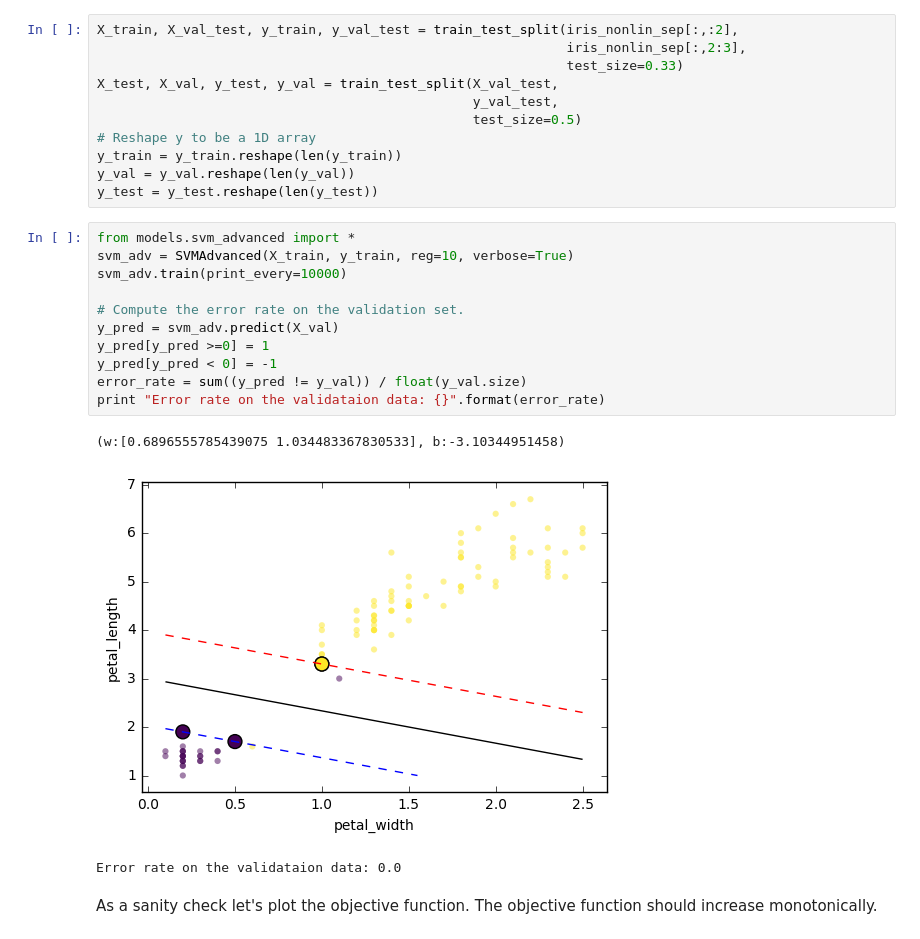
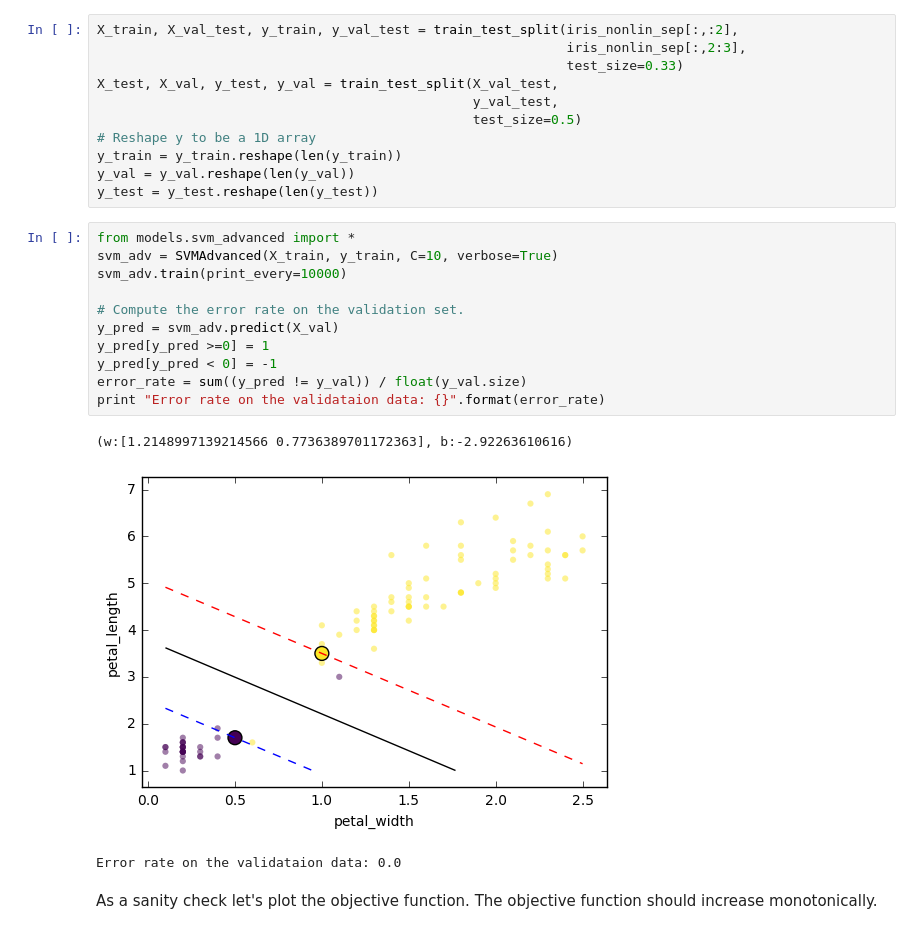
Before and after one commit to reza-asad/SVM-with-SMO, a Jupyter notebook: SVM.ipynb, the cells around one changed output. Saved outputs shown, nothing was run; the diff lists cells and outputs as text.

```diff
--- a/SVM.ipynb
+++ b/SVM.ipynb
@@ -128,18 +128,18 @@ y_val = y_val.reshape(len(y_val))
 y_test = y_test.reshape(len(y_test))
 # %%
 from models.svm_advanced import *
-svm_adv = SVMAdvanced(X_train, y_train, reg=10, verbose=True)
+svm_adv = SVMAdvanced(X_train, y_train, C=10, verbose=True)
 svm_adv.train(print_every=10000)
 
 # Compute the error rate on the validation set.
 y_pred = svm_adv.predict(X_val)
 y_pred[y_pred >=0] = 1
 y_pred[y_pred < 0] = -1
 error_rate = sum((y_pred != y_val)) / float(y_val.size)
 print "Error rate on the validataion data: {}".format(error_rate)
 # %% [output]
-(w:[0.6896555785439075 1.034483367830533], b:-3.10344951458)
+(w:[1.2148997139214566 0.7736389701172363], b:-2.92263610616)
-[figure, old version]
+[figure, new version]
 Error rate on the validataion data: 0.0
 # %% [markdown]
 As a sanity check let's plot the objective function. The objective function should increase monotonically.
```
Also changed, not shown: parts of 3 cells of this notebook, 6 other files.
